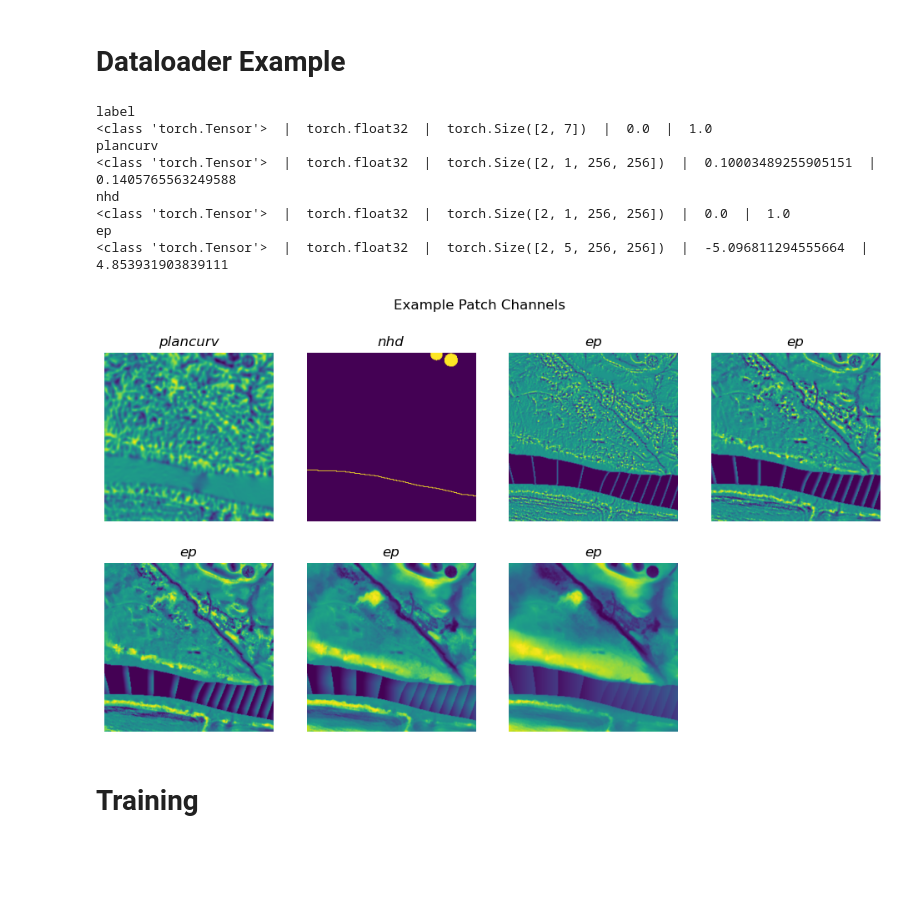
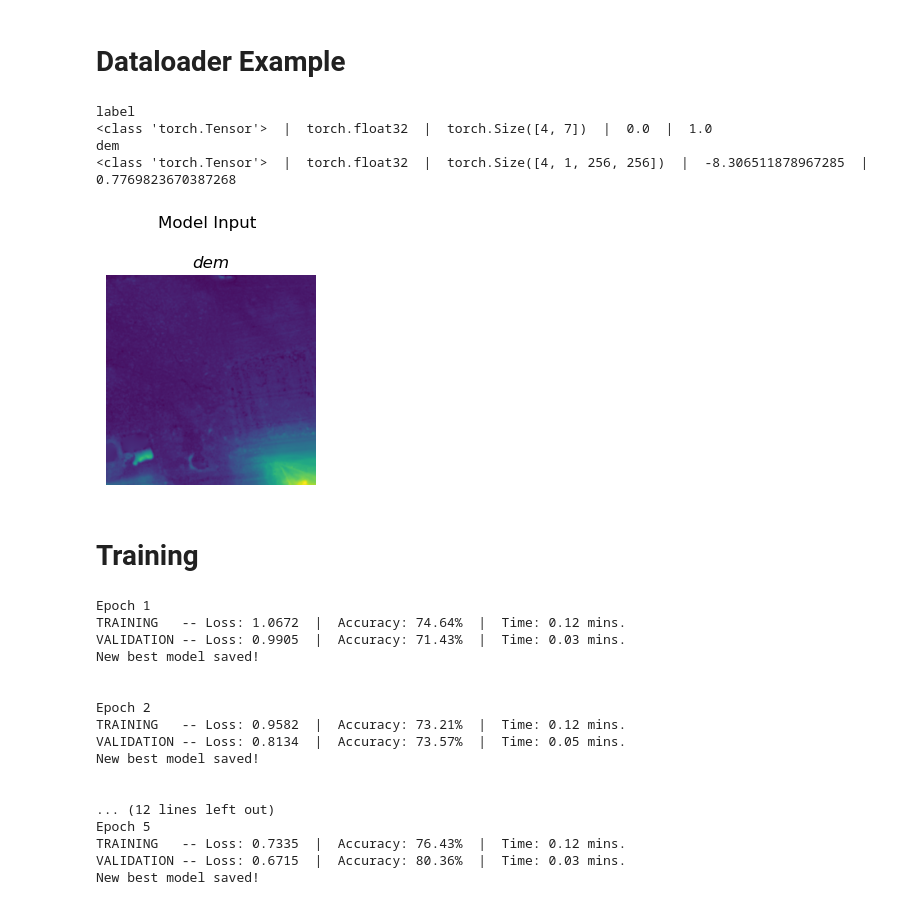
Before and after one commit to masseygeo/earthscape, a Jupyter notebook: code/models/test.ipynb, the cells around one changed output. Cells and saved outputs as stored; diff of their text form; code cells hidden in the pictures; blank space fills up the shorter version.

Commit message:
Updated training code.

```diff
--- a/code/models/test.ipynb
+++ b/code/models/test.ipynb
@@ -82,7 +133,7 @@ criterion = FocalLoss(alpha=alpha, gamma=gamma, reduction=reduction).to(device)
 # **Dataloader Example**
 # %%
 # extract example
-example = next(iter(loader))
+example = next(iter(val_loader))
 
 # print data report
 for modality in example.keys():
@@ -90,13 +141,9 @@ for modality in example.keys():
     print(f"{type(example[modality])}  |  {example[modality].dtype}  |  {example[modality].shape}  |  {example[modality].min()}  |  {example[modality].max()}")
 # %% [output]
 label
-<class 'torch.Tensor'>  |  torch.float32  |  torch.Size([2, 7])  |  0.0  |  1.0
-plancurv
-<class 'torch.Tensor'>  |  torch.float32  |  torch.Size([2, 1, 256, 256])  |  0.10003489255905151  |  0.1405765563249588
-nhd
-<class 'torch.Tensor'>  |  torch.float32  |  torch.Size([2, 1, 256, 256])  |  0.0  |  1.0
-ep
-<class 'torch.Tensor'>  |  torch.float32  |  torch.Size([2, 5, 256, 256])  |  -5.096811294555664  |  4.853931903839111
+<class 'torch.Tensor'>  |  torch.float32  |  torch.Size([4, 7])  |  0.0  |  1.0
+dem
+<class 'torch.Tensor'>  |  torch.float32  |  torch.Size([4, 1, 256, 256])  |  -8.306511878967285  |  0.7769823670387268
 # %%
 
 # extract total number of channels to plot...
@@ -109,34 +156,34 @@ for k,v in example.items():
 ncols = min(4, num_channels)
 nrows = (num_channels // ncols) + 1
 
 # setup figure...
 fig, ax = plt.subplots(nrows=nrows, ncols=ncols, figsize=(3*ncols, 3*nrows))
 ax = ax.ravel()
 
 # plot channels separately...
 idx = 0
 for k,v in example.items():
     if 'label' in k:
         label = v.detach().numpy()[0]
-        fig.suptitle(f"Example Patch Channels")
+        fig.suptitle(f"Model Input")
     else:
         v_sample = v.detach().numpy()[0]
         for c in range(v_sample.shape[0]):
             img = v_sample[c]
             min_val = img.min()
             max_val = img.max()
             img = (img - min_val) / (max_val - min_val + 1e-8)
             ax[idx].imshow(img)
             ax[idx].set_axis_off()
             ax[idx].set_title(k, style='italic')
             idx += 1
 
 # remove any extra subplot axes...
 for j in range(idx, len(ax)):
     fig.delaxes(ax[j])
 
 plt.show()
 # %% [output]
-[figure, old version]
+[figure, new version]
 # %% [markdown]
 # **Training**
@@ -200,0 +190,20 @@ def training_log():
+# %%
+df_train = train_model(model, train_loader, val_loader, criterion, optimizer, device, num_epochs, output_dir)
+# %% [output]
+Epoch 1
+TRAINING   -- Loss: 1.0672  |  Accuracy: 74.64%  |  Time: 0.12 mins.
+VALIDATION -- Loss: 0.9905  |  Accuracy: 71.43%  |  Time: 0.03 mins.
+New best model saved!
+
+
+Epoch 2
+TRAINING   -- Loss: 0.9582  |  Accuracy: 73.21%  |  Time: 0.12 mins.
+VALIDATION -- Loss: 0.8134  |  Accuracy: 73.57%  |  Time: 0.05 mins.
+New best model saved!
+
+
+... (12 lines left out)
+Epoch 5
+TRAINING   -- Loss: 0.7335  |  Accuracy: 76.43%  |  Time: 0.12 mins.
+VALIDATION -- Loss: 0.6715  |  Accuracy: 80.36%  |  Time: 0.03 mins.
+New best model saved!
```
Also changed, not shown: parts of 19 cells of this notebook, 17 other files.
